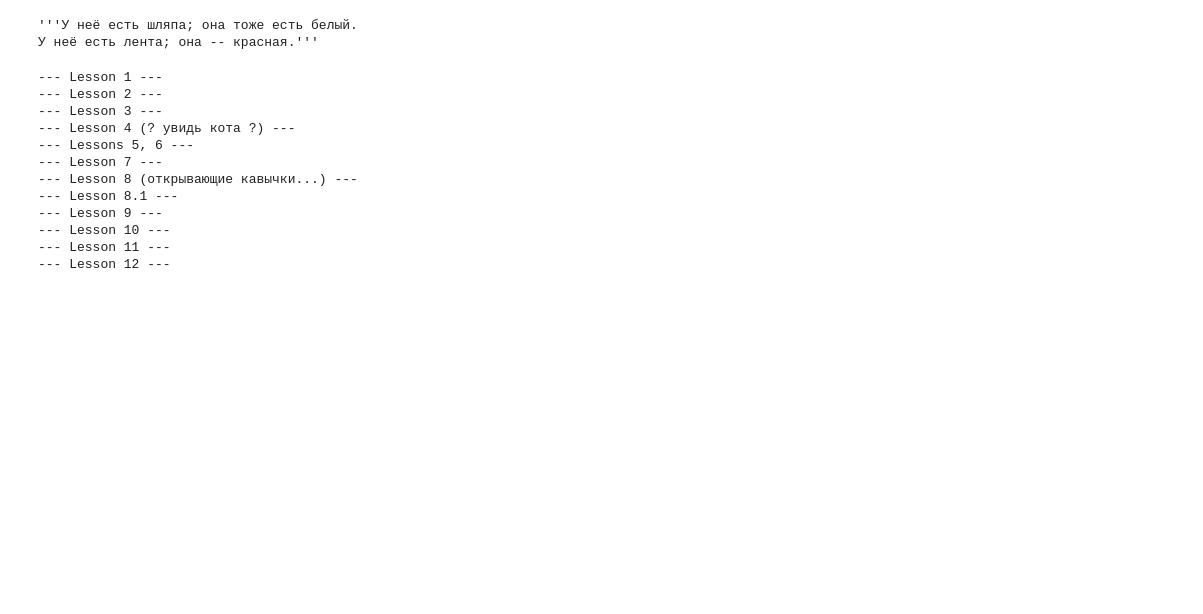
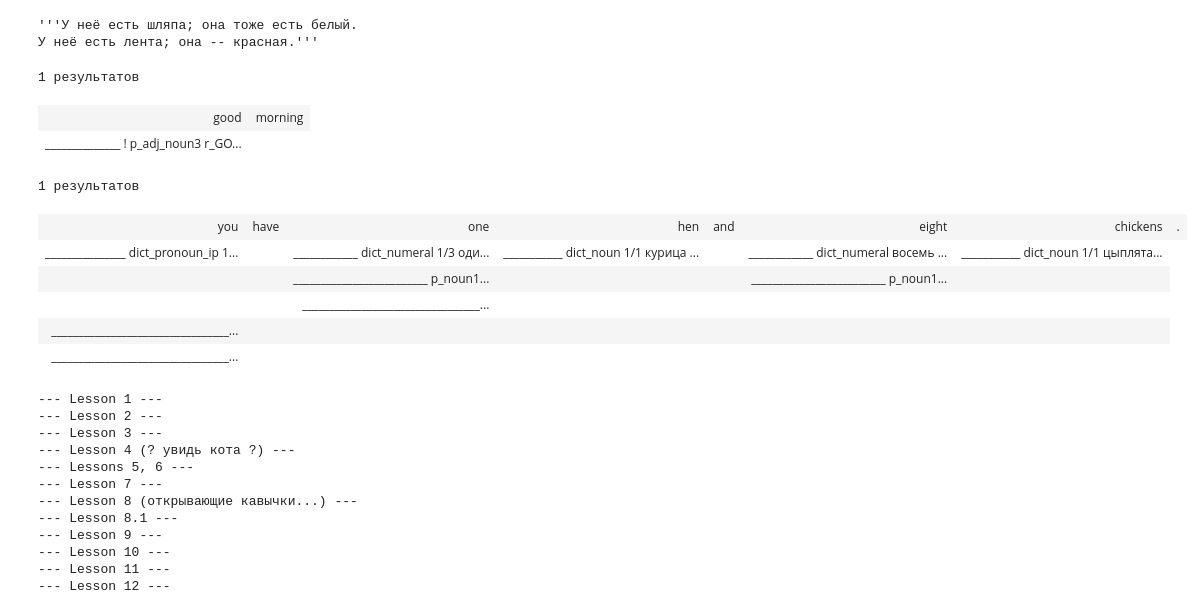
Before and after one commit to FeelUsM/wiki-RBMT, a Jupyter notebook: en2ru.ipynb, the cells around one changed output. Saved outputs shown, nothing was run; the diff lists cells and outputs as text; code cells hidden in the pictures; blank space fills up the shorter version.

Commit message:
кликабельная scheme

```diff
--- a/en2ru.ipynb
+++ b/en2ru.ipynb
@@ -1479,6 +1641,22 @@ She has a ribbon; it is red.
 # %% [output]
 '''У неё есть шляпа; она тоже есть белый.
 У неё есть лента; она -- красная.'''
+# %%
+scheme('good morning')
+# %% [output]
+1 результатов
+| good | morning |
+| ______________ ! p_adj_noun3 r_GO... |  |
+# %%
+scheme('''You have one hen and eight chickens.''')
+# %% [output]
+1 результатов
+| you | have | one | hen | and | eight | chickens | . |
+| _______________ dict_pronoun_ip 1... |  | ____________ dict_numeral 1/3 оди... | ___________ dict_noun 1/1 курица ... |  | ____________ dict_numeral восемь ... | ___________ dict_noun 1/1 цыплята... |
+|  |  | _________________________ p_noun1... |  |  | _________________________ p_noun1... |  |
+|  |  | _________________________________... |  |  |  |  |
+| _________________________________... |  |  |  |  |  |  |
+| _________________________________... |  |  |  |  |  |  |  |
 # %%
 import tests
 tests = reload(tests)
```
Also changed, not shown: parts of 38 cells of this notebook, 1 other file.
